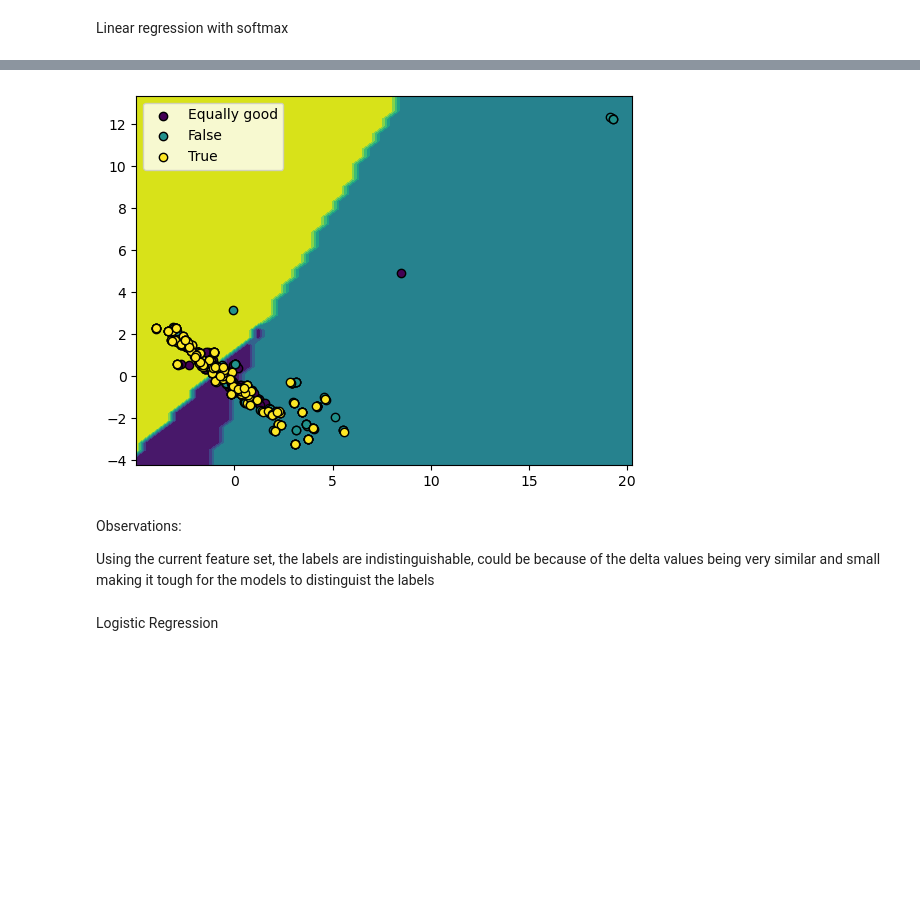
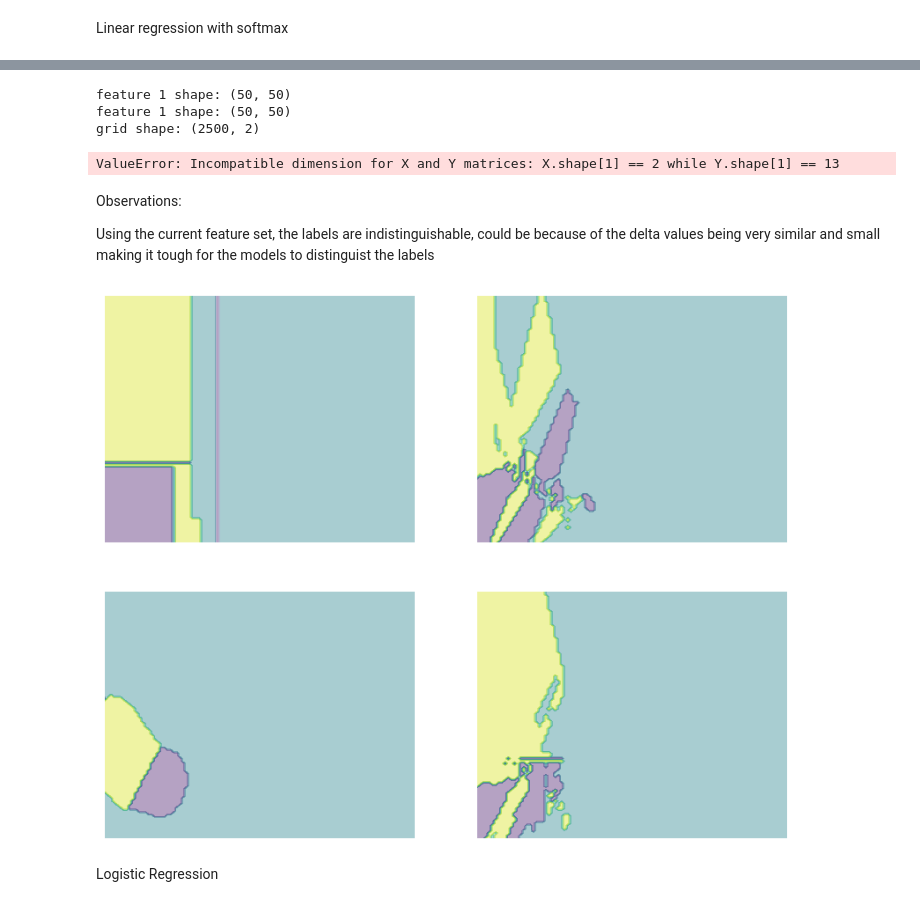
Before and after one commit to SamLee-dedeboy/Awesum, a Jupyter notebook: preprocess/experiments/Models_test.ipynb, the cells around one changed output, grey strips where cells are left out. Saved outputs shown, nothing was run; the diff lists cells and outputs as text; code cells hidden in the pictures; blank space fills up the shorter version.

```diff
--- a/preprocess/experiments/Models_test.ipynb
+++ b/preprocess/experiments/Models_test.ipynb
@@ -916,5 +981,5 @@ Linear regression with softmax
 # %%
-from sklearn.decomposition import PCA
+from sklearn.decomposition import PCA, KernelPCA
 
-pca = PCA(n_components=2)
+pca = KernelPCA(n_components=2,kernel='cosine')
 X_pca_train = pca.fit_transform(X_scaled)
@@ -953,25 +1043,76 @@ Confusion Matrix:
 # %%
 feature_1, feature_2 = np.meshgrid(np.linspace(X_train[:, 0].min()-1, X_train[:, 0].max()+1),np.linspace(X_train[:, 1].min()-1, X_train[:, 1].max()+1))
+print("feature 1 shape:",feature_1.shape)
+print("feature 1 shape:",feature_2.shape)
 grid = np.vstack([feature_1.ravel(), feature_2.ravel()]).T
-
-probabilities = model.predict(grid)
+print("grid shape:",grid.shape)
+probabilities = svc_rbf.predict(grid)
+print("probabilities shape:",probabilities.shape)
 predictions = np.argmax(probabilities, axis=1)
+print("predictions shape:",predictions.shape)
 y_pred = np.reshape(predictions, feature_1.shape)
+print("y_pred shape:",y_pred.shape)
 class_labels = ['Equally good','False','True']
 display = DecisionBoundaryDisplay(xx0=feature_1, xx1=feature_2, response=y_pred)
+print(display)
 display.plot()
 
 cmap = plt.cm.get_cmap('viridis', len(class_labels))
+print("Y_train shape:",Y_train.shape)
 Y_train_1D = np.argmax(Y_train, axis=1)
-for i, class_label in enumerate(class_labels):
-    mask = Y_train_1D == i
-    display.ax_.scatter(X_train[mask, 0], X_train[mask, 1], edgecolor="black",label = class_label,color=cmap(i))
-
+# for i, class_label in enumerate(class_labels):
+#     mask = Y_train_1D == i
+#     display.ax_.scatter(X_train[mask, 0], X_train[mask, 1], edgecolor="black",label = class_label,color=cmap(i))
+plt.axis('off')
 plt.legend()
 plt.show()
+plt.savefig('foo.png')
 # %% [output]
-[figure, removed]
+feature 1 shape: (50, 50)
+feature 1 shape: (50, 50)
+grid shape: (2500, 2)
+ValueError: Incompatible dimension for X and Y matrices: X.shape[1] == 2 while Y.shape[1] == 13
 # %% [markdown]
 Observations:
 
 Using the current feature set, the labels are indistinguishable, could be because of the delta values being very similar and small making it tough for the models to distinguist the labels
+# %%
+from itertools import product
+import matplotlib.pyplot as plt
+from sklearn.ensemble import VotingClassifier
+from sklearn.inspection import DecisionBoundaryDisplay
+from sklearn.neighbors import KNeighborsClassifier
+from sklearn.svm import SVC
+from sklearn.tree import DecisionTreeClassifier
+
+# Training classifiers
+clf1 = DecisionTreeClassifier(max_depth=4)
+clf2 = KNeighborsClassifier(n_neighbors=7)
+clf3 = SVC(gamma=0.1, kernel="rbf", probability=True)
+eclf = VotingClassifier(
+    estimators=[("dt", clf1), ("knn", clf2), ("svc", clf3)],
+    voting="soft",
+    weights=[2, 1, 2],
+)
+
+clf1.fit(X_pca_train, y_resampled)
+clf2.fit(X_pca_train, y_resampled)
+clf3.fit(X_pca_train, y_resampled)
+eclf.fit(X_pca_train, y_resampled)
+
+# Plotting decision regions
+f, axarr = plt.subplots(2, 2, sharex="col", sharey="row", figsize=(10, 8))
+for idx, clf, tt in zip(
+    product([0, 1], [0, 1]),
+    [clf1, clf2, clf3, eclf],
+    ["Decision Tree (depth=4)", "KNN (k=7)", "Kernel SVM", "Soft Voting"],
+):
+    DecisionBoundaryDisplay.from_estimator(
+        clf, X_pca_train, alpha=0.4, ax=axarr[idx[0], idx[1]], response_method="predict"
+    )
+    # axarr[idx[0], idx[1]].scatter(X_pca_train[:, 0], X_pca_train[:, 1], c=y_resampled, s=20, edgecolor="k")
+    # axarr[idx[0], idx[1]].set_title(tt).axis('off')
+    axarr[idx[0], idx[1]].axis('off')
+plt.show()
+# %% [output]
+[figure, added]
```
Also changed, not shown: parts of 13 cells of this notebook, 2 other files.
